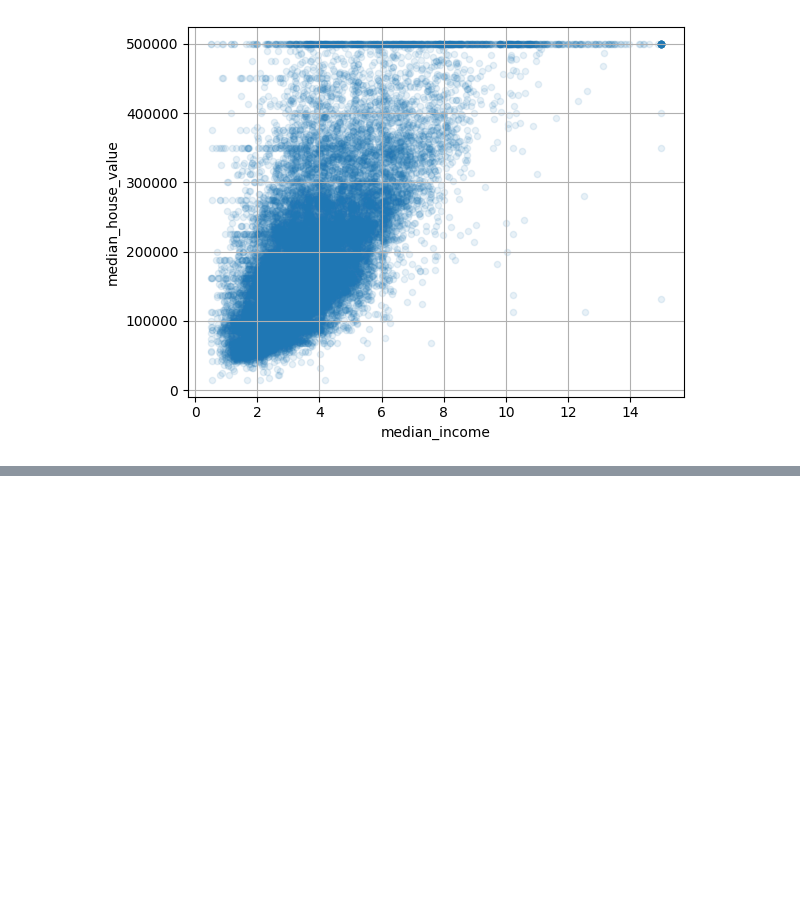
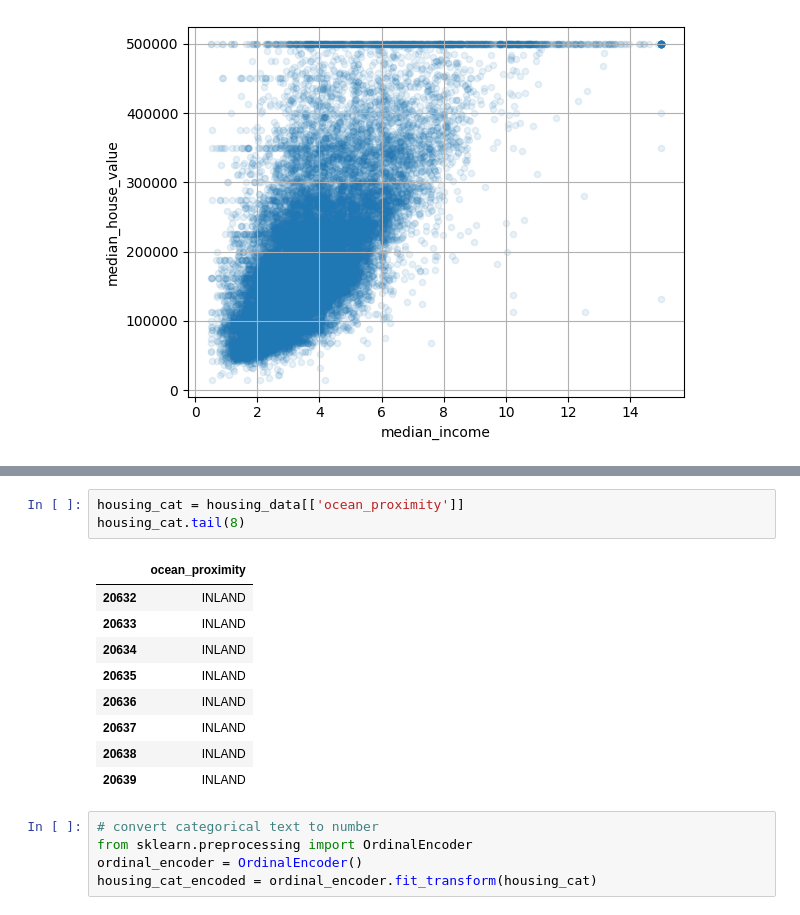
Before and after one commit to omsouravsharma/Hand-On-MachineLearning, a Jupyter notebook: Machine Learning - Complete project workflow - Part-1.ipynb, the cells around one changed output, grey strips where cells are left out. Saved outputs shown, nothing was run; the diff lists cells and outputs as text; blank space fills up the shorter version.

```diff
--- a/Machine Learning - Complete project workflow - Part-1.ipynb
+++ b/Machine Learning - Complete project workflow - Part-1.ipynb
@@ -339,0 +486,18 @@ housing_data.plot(kind = "scatter", x = "median_income",
+# %%
+housing_cat = housing_data[['ocean_proximity']]
+housing_cat.tail(8)
+# %% [output]
+|  | ocean_proximity |
+| 20632 | INLAND |
+| 20633 | INLAND |
+| 20634 | INLAND |
+| 20635 | INLAND |
+| 20636 | INLAND |
+| 20637 | INLAND |
+| 20638 | INLAND |
+| 20639 | INLAND |
+# %%
+# convert categorical text to number
+from sklearn.preprocessing import OrdinalEncoder
+ordinal_encoder = OrdinalEncoder()
+housing_cat_encoded = ordinal_encoder.fit_transform(housing_cat)
```
Also changed, not shown: parts of 30 cells of this notebook.
